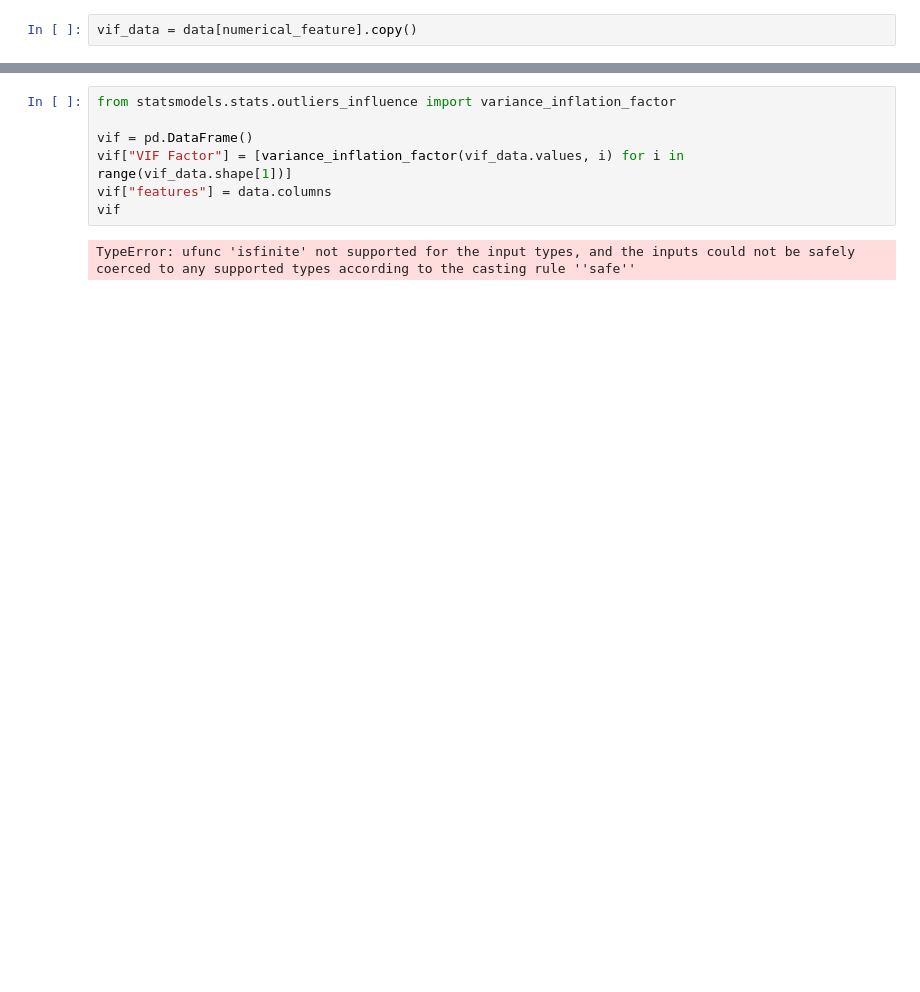
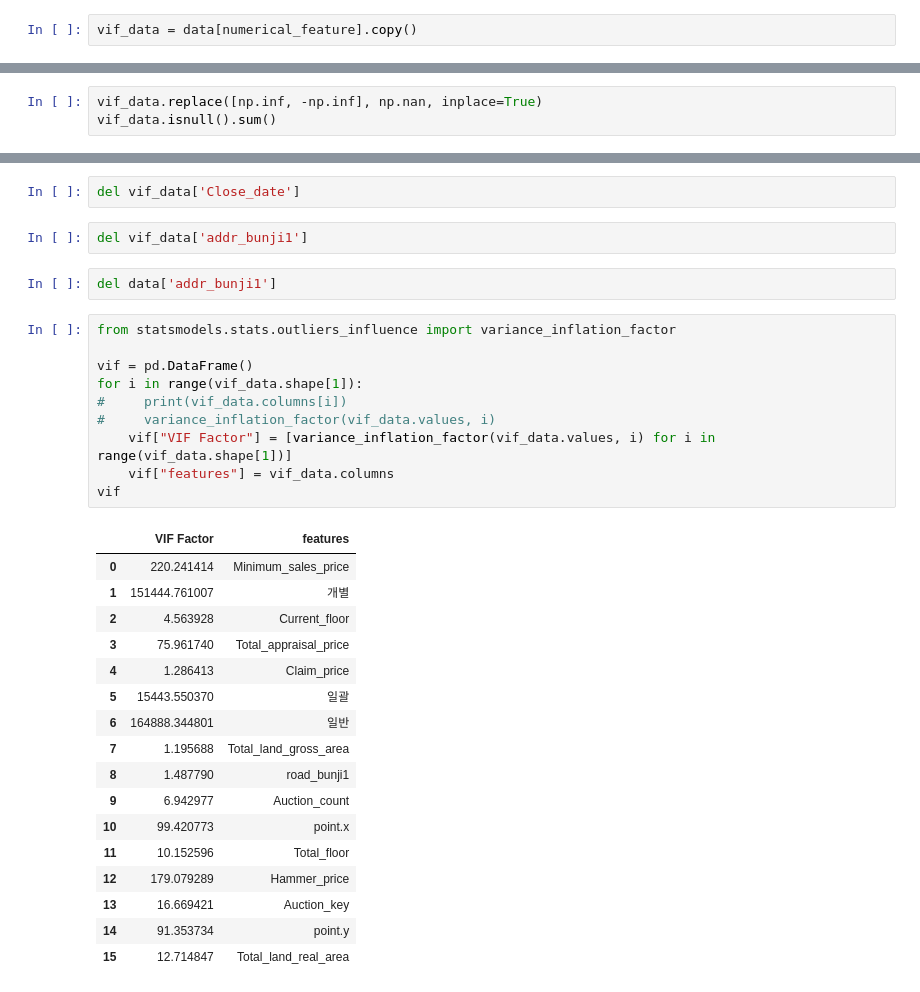
Before and after one commit to smothly/ToBigs, a Jupyter notebook: week2/linear_regression_HW/wk2_과제2.ipynb, the cells around one changed output, grey strips where cells are left out. Drawn from its saved outputs; the diff is of its cells as text; blank space fills up the shorter version.

```diff
--- a/week2/linear_regression_HW/wk2_과제2.ipynb
+++ b/week2/linear_regression_HW/wk2_과제2.ipynb
@@ -437,0 +442,3 @@ vif_data = data[numerical_feature].copy()
+# %%
+vif_data.replace([np.inf, -np.inf], np.nan, inplace=True)
+vif_data.isnull().sum()
@@ -438,9 +465,34 @@ vif_data = data[numerical_feature].copy()
+# %%
+del vif_data['Close_date']
+# %%
+del vif_data['addr_bunji1']
+# %%
+del data['addr_bunji1']
 # %%
 from statsmodels.stats.outliers_influence import variance_inflation_factor
 
 vif = pd.DataFrame()
-vif["VIF Factor"] = [variance_inflation_factor(vif_data.values, i) for i in range(vif_data.shape[1])]
-vif["features"] = data.columns
+for i in range(vif_data.shape[1]):
+#     print(vif_data.columns[i])
+#     variance_inflation_factor(vif_data.values, i)
+    vif["VIF Factor"] = [variance_inflation_factor(vif_data.values, i) for i in range(vif_data.shape[1])]
+    vif["features"] = vif_data.columns
 vif
 # %% [output]
-TypeError: ufunc 'isfinite' not supported for the input types, and the inputs could not be safely coerced to any supported types according to the casting rule ''safe''
+|  | VIF Factor | features |
+| 0 | 220.241414 | Minimum_sales_price |
+| 1 | 151444.761007 | 개별 |
+| 2 | 4.563928 | Current_floor |
+| 3 | 75.961740 | Total_appraisal_price |
+| 4 | 1.286413 | Claim_price |
+| 5 | 15443.550370 | 일괄 |
+| 6 | 164888.344801 | 일반 |
+| 7 | 1.195688 | Total_land_gross_area |
+| 8 | 1.487790 | road_bunji1 |
+| 9 | 6.942977 | Auction_count |
+| 10 | 99.420773 | point.x |
+| 11 | 10.152596 | Total_floor |
+| 12 | 179.079289 | Hammer_price |
+| 13 | 16.669421 | Auction_key |
+| 14 | 91.353734 | point.y |
+| 15 | 12.714847 | Total_land_real_area |
```
Also changed, not shown: parts of 19 cells of this notebook, 9 other files.
